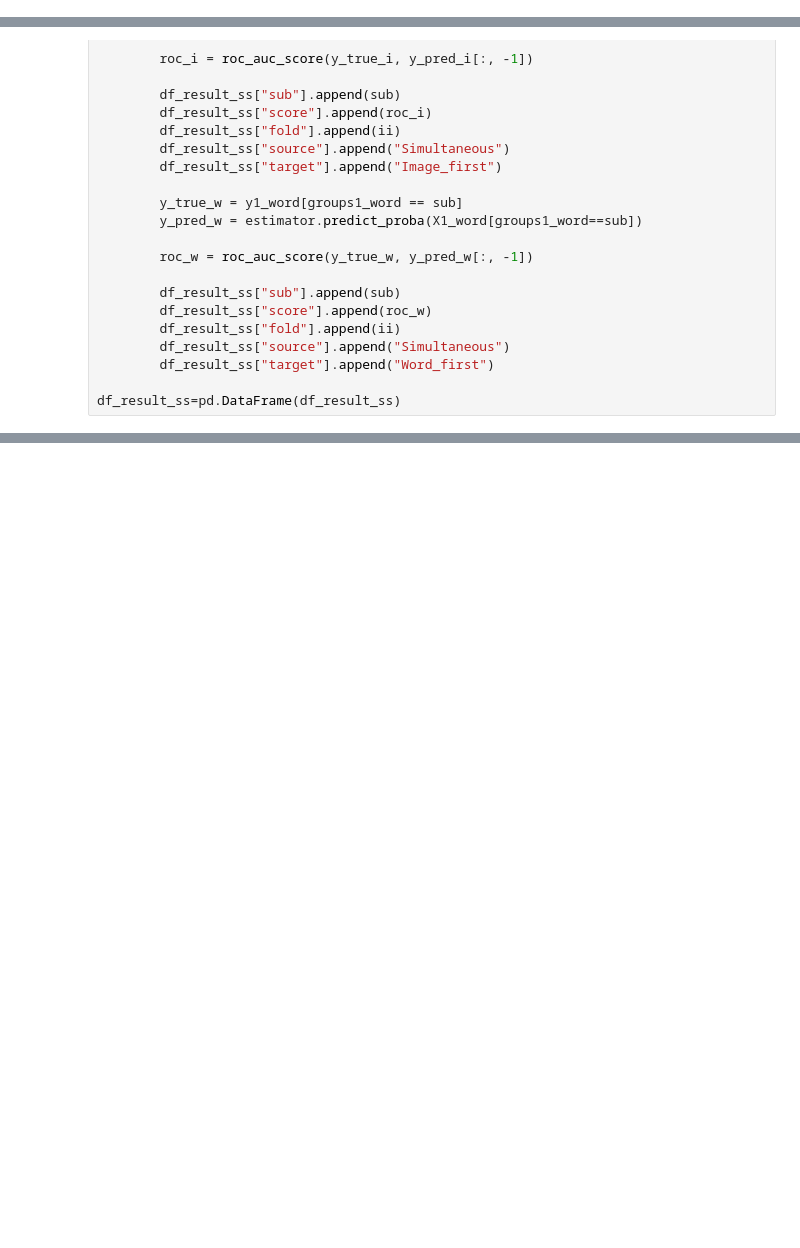
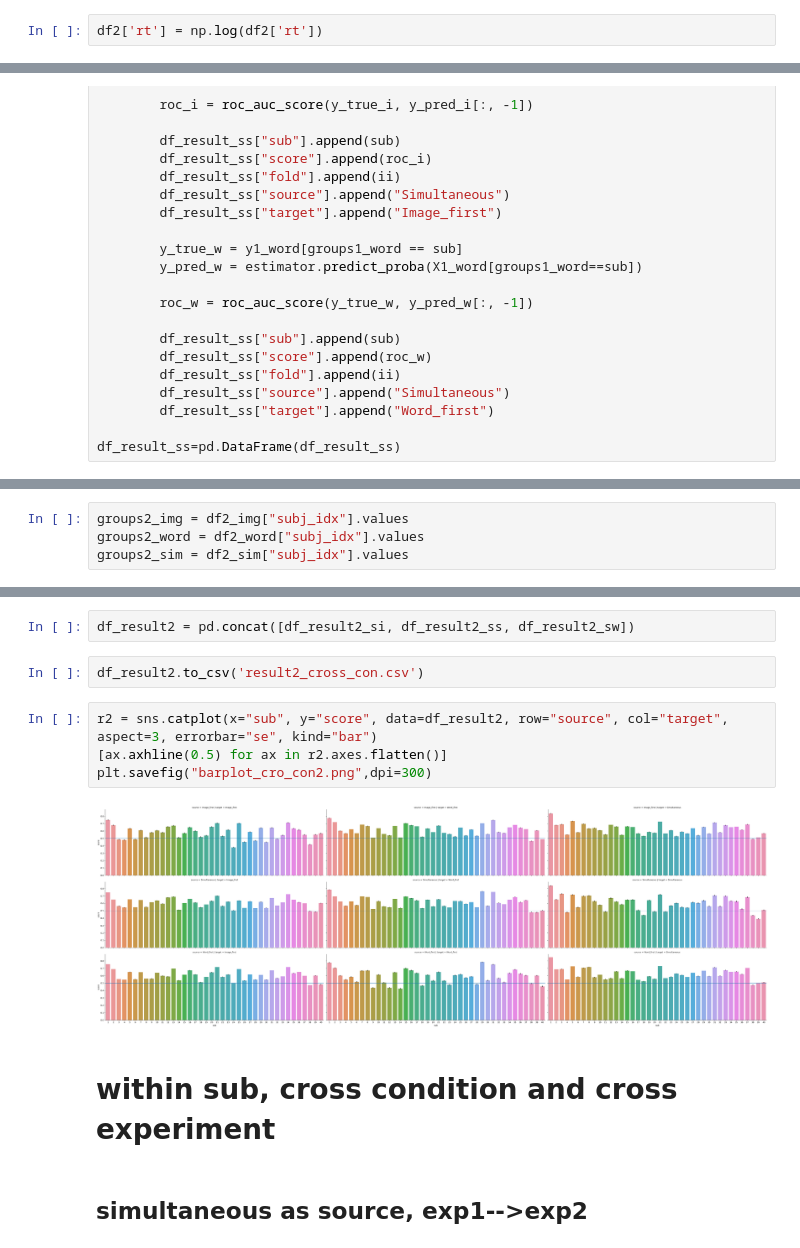
Before and after one commit to AaronZheng87/Decoding_SALT, a Jupyter notebook: 1_Analysis/Analysis326.ipynb, the cells around one changed output, grey strips where cells are left out. Cells and saved outputs as stored; diff of their text form; blank space fills up the shorter version.

```diff
--- a/1_Analysis/Analysis326.ipynb
+++ b/1_Analysis/Analysis326.ipynb
@@ -99,6 +101,8 @@ dtypes: bool(1), float64(2), int64(6), object(11)
 memory usage: 4.4+ MB
 # %%
 df2 = df2.dropna()
+# %%
+df2['rt'] = np.log(df2['rt'])
 # %%
 df2.info()
 # %% [output]
@@ -386,0 +394,4 @@ plt.savefig("barplot_cro_con.png",dpi=300)
+# %%
+groups2_img = df2_img["subj_idx"].values
+groups2_word = df2_word["subj_idx"].values
+groups2_sim = df2_sim["subj_idx"].values
@@ -386,0 +587,14 @@ plt.savefig("barplot_cro_con.png",dpi=300)
+# %%
+df_result2 = pd.concat([df_result2_si, df_result2_ss, df_result2_sw])
+# %%
+df_result2.to_csv('result2_cross_con.csv')
+# %%
+r2 = sns.catplot(x="sub", y="score", data=df_result2, row="source", col="target", aspect=3, errorbar="se", kind="bar")
+[ax.axhline(0.5) for ax in r2.axes.flatten()]
+plt.savefig("barplot_cro_con2.png",dpi=300)
+# %% [output]
+[figure, added]
+# %% [markdown]
+# within sub, cross condition and cross experiment
+# %% [markdown]
+## simultaneous as source, exp1-->exp2
```
Also changed, not shown: parts of 41 cells of this notebook, 10 other files.
